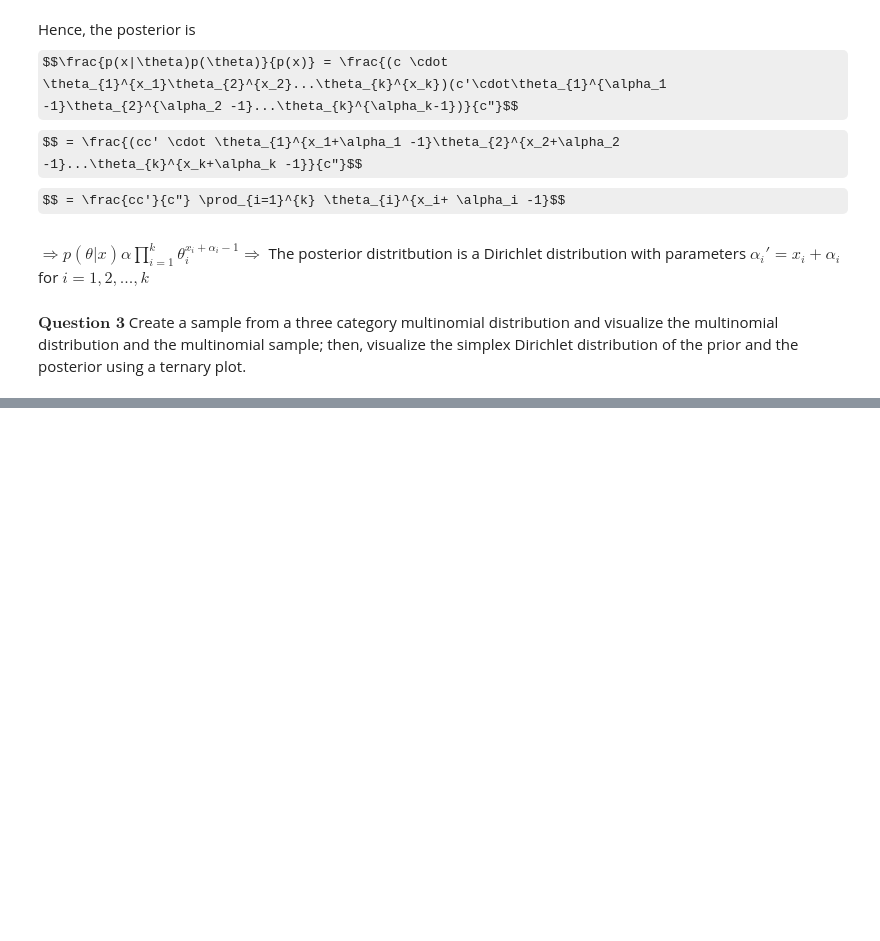
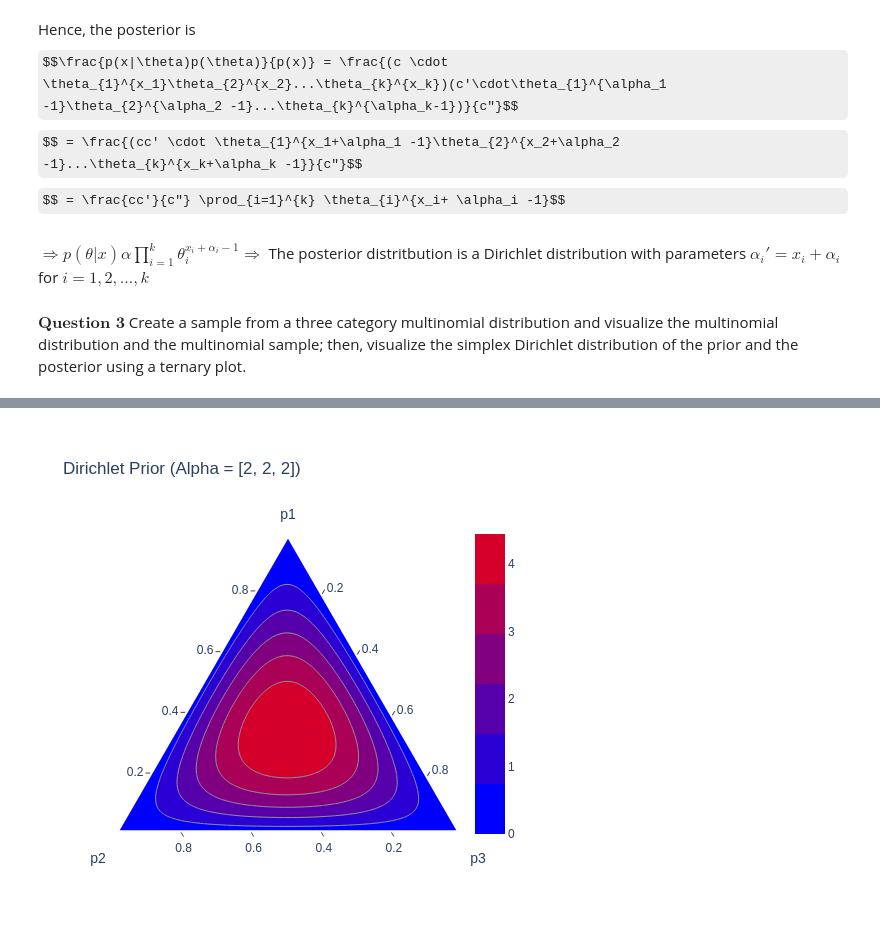
Before and after one commit to Anneige/STA365, a Jupyter notebook: STA365_HW1-2.ipynb, the cells around one changed output, grey strips where cells are left out. Cells and saved outputs as stored; diff of their text form; code cells hidden in the pictures; some formulas as TeX source; blank space fills up the shorter version.

```diff
--- a/STA365_HW1-2.ipynb
+++ b/STA365_HW1-2.ipynb
@@ -56,76 +74,29 @@ Note: you may need to restart the kernel to use updated packages.
 # %%
-import numpy as np
-import matplotlib.pyplot as plt
-from scipy import stats
-import plotly.figure_factory as ff
-
-# Step 1: Generate Multinomial Distribution and Sample
-np.random.seed(2411)  # For reproducibility
-
-# Define the multinomial probabilities and number of trials
-probabilities = [0.4, 0.35, 0.25]  # Probabilities for the three categories
-n_trials = 100  # Number of trials
-
-# Generate a sample from the multinomial distribution
-sample = np.random.multinomial(n_trials, probabilities)
-
-# Step 2: Visualize the Multinomial Distribution and the Sample
-categories = ["Category 1", "Category 2", "Category 3"]
-
-# Plot the multinomial probabilities (True Distribution)
-plt.figure(figsize=(10, 5))
-plt.bar(categories, probabilities, alpha=0.7, color='orange')
-plt.title("Multinomial Distribution (True Probabilities)")
-plt.ylabel("Probability")
-plt.xlabel("Categories")
-plt.show()
-
-# Plot the sample proportions
-plt.figure(figsize=(10, 5))
-plt.bar(categories, sample / n_trials, alpha=0.7, color='green')
-plt.title("Sample Proportions from Multinomial Distribution")
-plt.ylabel("Proportion")
-plt.xlabel("Categories")
-plt.show()
-
 # Step 3: Define and Visualize Dirichlet Prior and Posterior
 
 # Define Dirichlet parameters (prior) and calculate posterior
 alpha_prior = np.array([2, 2, 2])  # Prior alpha values
 dirichlet_prior = stats.dirichlet(alpha=alpha_prior)
 
 # Define a simplex grid for visualization
 p1 = np.linspace(0, 1, 100)
 p2 = 1 - p1.copy()
 p_ = np.linspace(0, 1, 100)
 p1 = (p1[np.newaxis, :] * p_[:, np.newaxis]).flatten()
 p2 = (p2[np.newaxis, :] * p_[:, np.newaxis]).flatten()
 p3 = 1 - p1 - p2
 p = np.c_[p1, p2, p3]
 
 dirichlet_prior_densities = dirichlet_prior.pdf(p.T)
 
 # Plot Dirichlet prior using ternary plot
 fig_prior = ff.create_ternary_contour(
     p.T, dirichlet_prior_densities,
     pole_labels=['p1', 'p2', 'p3'],
     interp_mode='cartesian',
     showscale=True
 )
-fig_prior.update_layout(title="Dirichlet Prior (Alpha = [1.1, 1.1, 1.1])")
-fig_prior.show()
-
-# Step 4: Compute and Visualize the Posterior Dirichlet
-alpha_posterior = alpha_prior + sample  # Update prior with observed counts
-dirichlet_posterior = stats.dirichlet(alpha=alpha_posterior)
-dirichlet_posterior_densities = dirichlet_posterior.pdf(p.T)
-
-# Plot Dirichlet posterior using ternary plot
-fig_posterior = ff.create_ternary_contour(
-    p.T, dirichlet_posterior_densities,
-    pole_labels=['p1', 'p2', 'p3'],
-    interp_mode='cartesian',
-    showscale=True
-)
-fig_posterior.update_layout(title="Dirichlet Posterior (Updated with Data)")
-fig_posterior.show()
+fig_prior.update_layout(title="Dirichlet Prior (Alpha = [2, 2, 2])")
+fig_prior.show('png')
+# %% [output]
+[figure, added]
```
Also changed, not shown: parts of 4 cells of this notebook.
